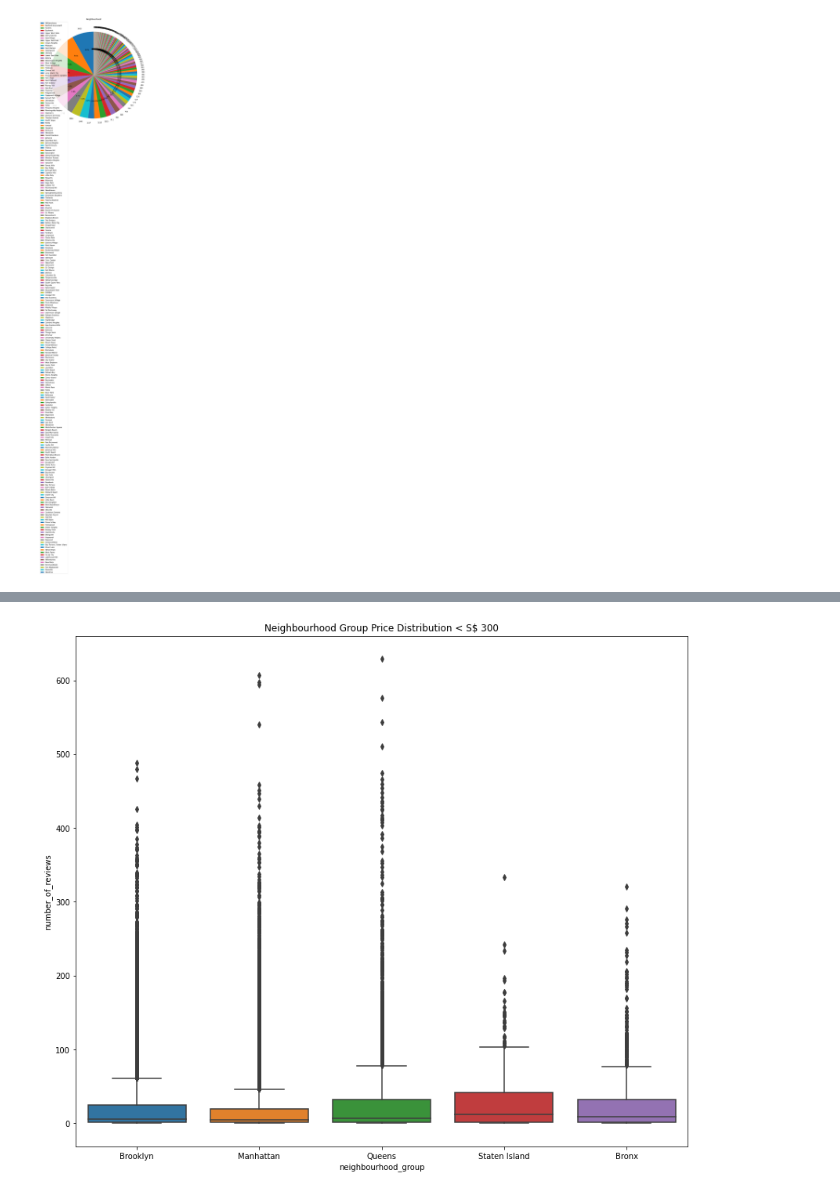
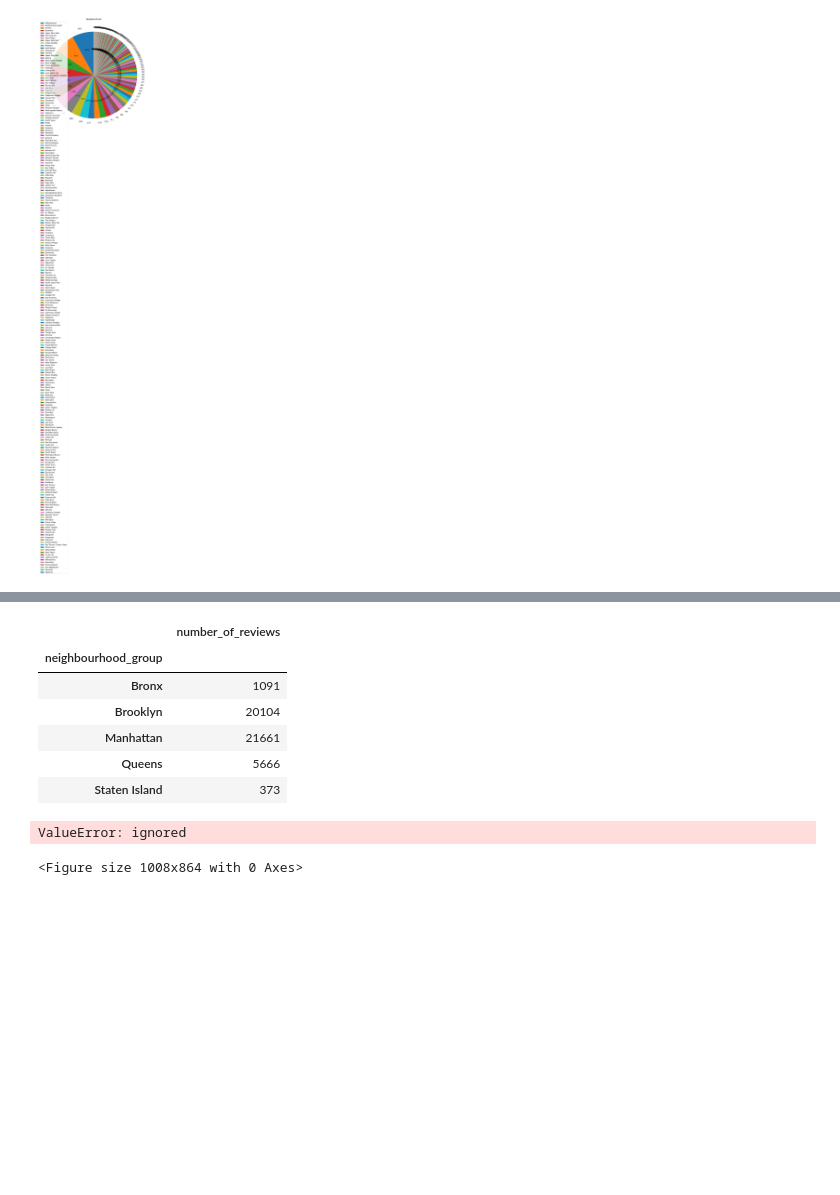
Before and after one commit to sravyagadam/EDA_Capstone, a Jupyter notebook: Copy_of_Airbnb_Bookings_Analysis_Capstone_Project.ipynb, the cells around one changed output, grey strips where cells are left out. Cells and saved outputs as stored; diff of their text form; code cells hidden in the pictures; blank space fills up the shorter version.

```diff
--- a/Copy_of_Airbnb_Bookings_Analysis_Capstone_Project.ipynb
+++ b/Copy_of_Airbnb_Bookings_Analysis_Capstone_Project.ipynb
@@ -116,7 +105,29 @@ airbnb.nlargest(10, 'number_of_reviews')
+# %%
+#airbnb_1=airbnb.nlargest(100, 'number_of_reviews')
+
+#airbnb_reviews=airbnb.groupby('neighbourhood_group').count()
+#airbnb_reviews
+#airbnb_reviews=airbnb.groupby('neighbourhood').count()
+
+neigh_grp_reviews=airbnb[['neighbourhood_group','number_of_reviews']]
+neigh_grp_reviews=neigh_grp_reviews.groupby(by='neighbourhood_group')
+airbnb_reviews=neigh_grp_reviews.count()
+airbnb_reviews
+#price_avg=airbnb.number_of_reviews.mean();
+#print ("reviews",price_avg)
+# %% [output]
+|  | number_of_reviews |
+| neighbourhood_group |  |
+| Bronx | 1091 |
+| Brooklyn | 20104 |
+| Manhattan | 21661 |
+| Queens | 5666 |
+| Staten Island | 373 |
 # %%
 plt.figure(figsize=(14,12))
-sns.boxplot(y='number_of_reviews',x='neighbourhood_group',data = airbnb)
+sns.boxplot(y='number_of_reviews',x='neighbourhood_group',data =airbnb_reviews)
 plt.title('Neighbourhood Group Price Distribution')
 plt.show()
 # %% [output]
-[figure, removed]
+ValueError: ignored
+<Figure size 1008x864 with 0 Axes>
```
Also changed, not shown: parts of 2 cells of this notebook.
